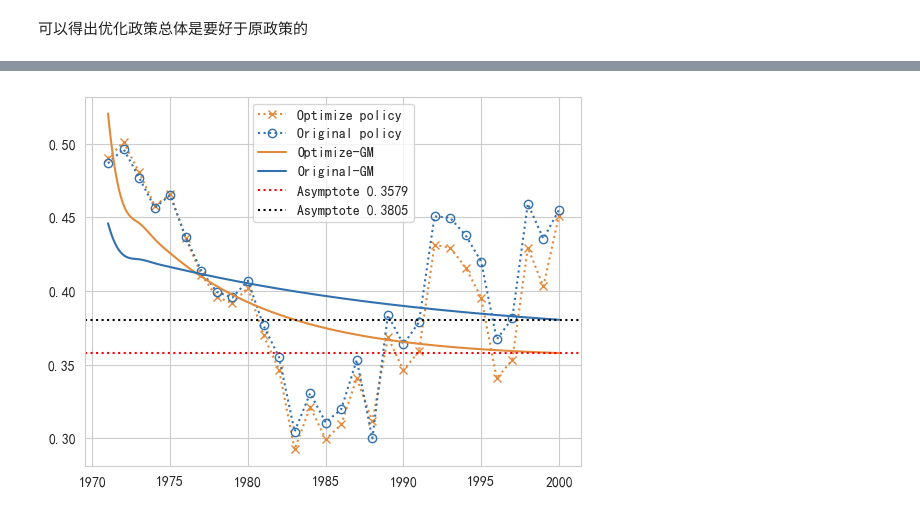
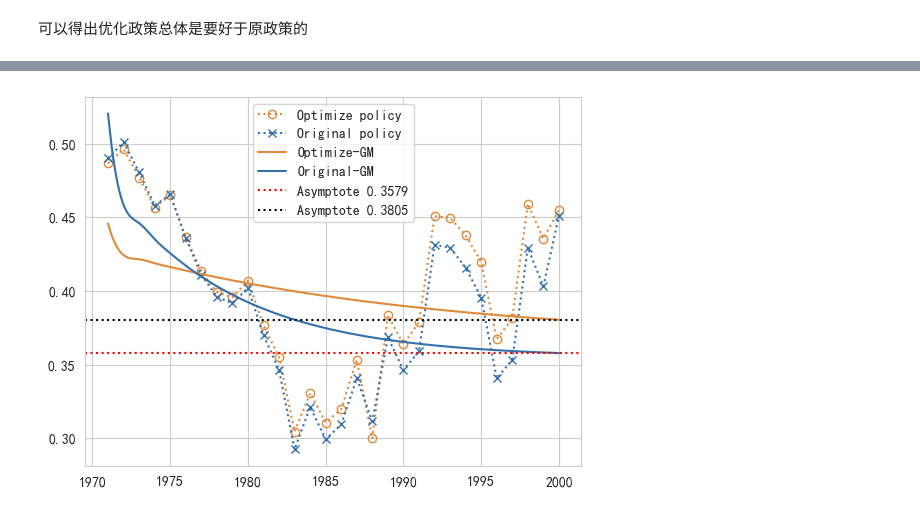
Before and after one commit to eric-gitta-moore/2022MCM-B, a Jupyter notebook: Q3/compareScore.ipynb, the cells around one changed output, grey strips where cells are left out. Cells and saved outputs as stored; diff of their text form; code cells hidden in the pictures.

```diff
--- a/Q3/compareScore.ipynb
+++ b/Q3/compareScore.ipynb
@@ -254,23 +120,23 @@ def smooth_xy(x_value: np.ndarray, y_value: np.ndarray, funSmooth):
 # %%
 func = lambda k, *a: a[0] * a[1] ** (k - 2) + np.sum([a[2] * a[1] ** i for i in range(0, k - 2)])
 prex1 = np.array([func(i, *TDGM(scatter[0].values)) for i in range(1, scatter[0].values.shape[0] + 1)])
 prex2 = np.array([func(i, *TDGM(scatterTuning[0].values)) for i in range(1, scatterTuning[0].values.shape[0] + 1)])
 
 fig, ax = plt.subplots()
-ax.plot(x, scatter_, ls=':', marker='x', label='Optimize policy', color='#e18a3b')
-ax.plot(x, scatterTuning_, ls=':', mfc="None", marker='o', label='Original policy', color='#3271ae')
+ax.plot(x, scatterTuning_, ls=':', mfc="None", marker='o', label='Optimize policy', color='#e18a3b')
+ax.plot(x, scatter_, ls=':', marker='x', label='Original policy', color='#3271ae')
 
 # 平滑处理
 _, prex1Smooth = smooth_xy(idx, prex1, make_interp_spline)
 x_, prex2Smooth = smooth_xy(idx, prex2, make_interp_spline)
-ax.plot(x_, prex1Smooth, color='#e18a3b', label='Optimize-GM')
-ax.plot(x_, prex2Smooth, color='#3271ae', label='Original-GM')
+ax.plot(x_, prex2Smooth, label='Optimize-GM', color='#e18a3b')
+ax.plot(x_, prex1Smooth, label='Original-GM', color='#3271ae')
 
 ax.axhline(y=prex1Smooth[-1], ls=":", color="r", label=f'Asymptote {round(prex1Smooth[-1], 4)}')
 ax.axhline(y=prex2Smooth[-1], ls=":", color="k", label=f'Asymptote {round(prex2Smooth[-1], 4)}')
 
 plt.legend()
 plt.savefig('forecast.svg')
 plt.show()
 # %% [output]
-[figure, old version]
+[figure, new version]
```
Also changed, not shown: parts of 2 cells of this notebook, 6 other files.
